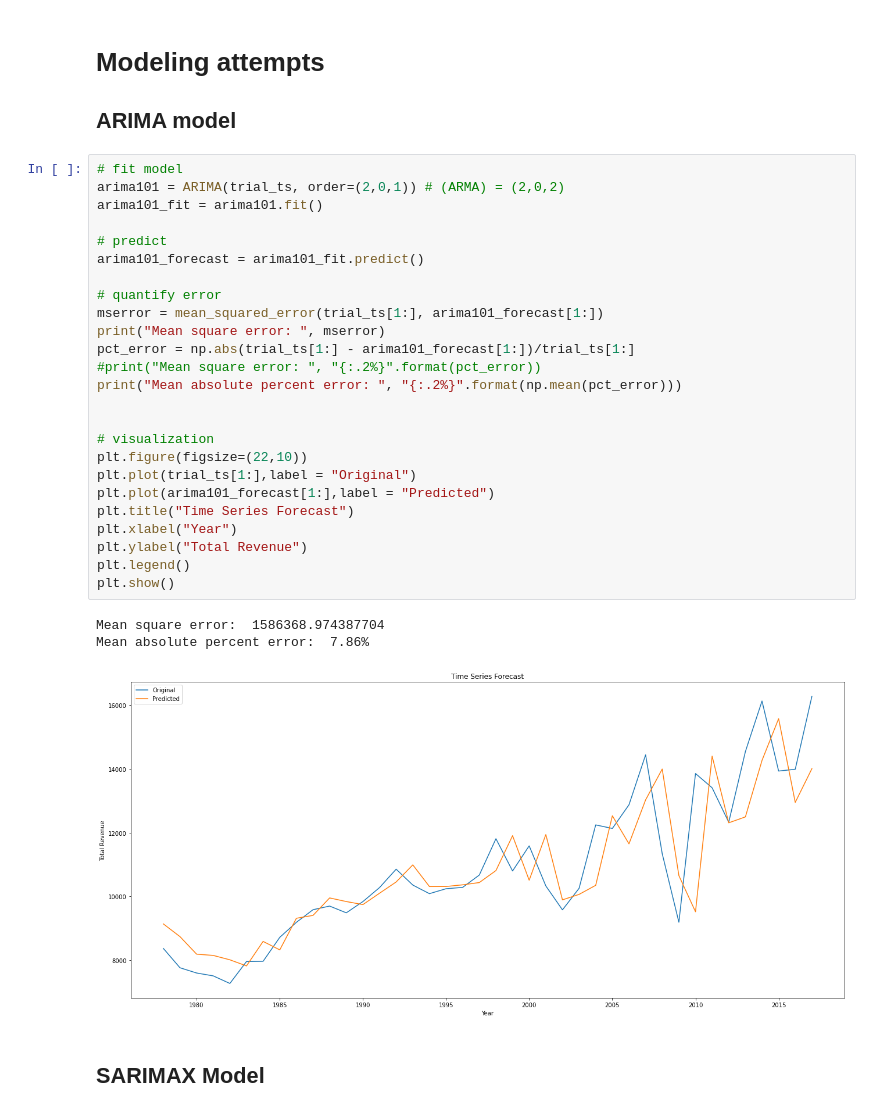
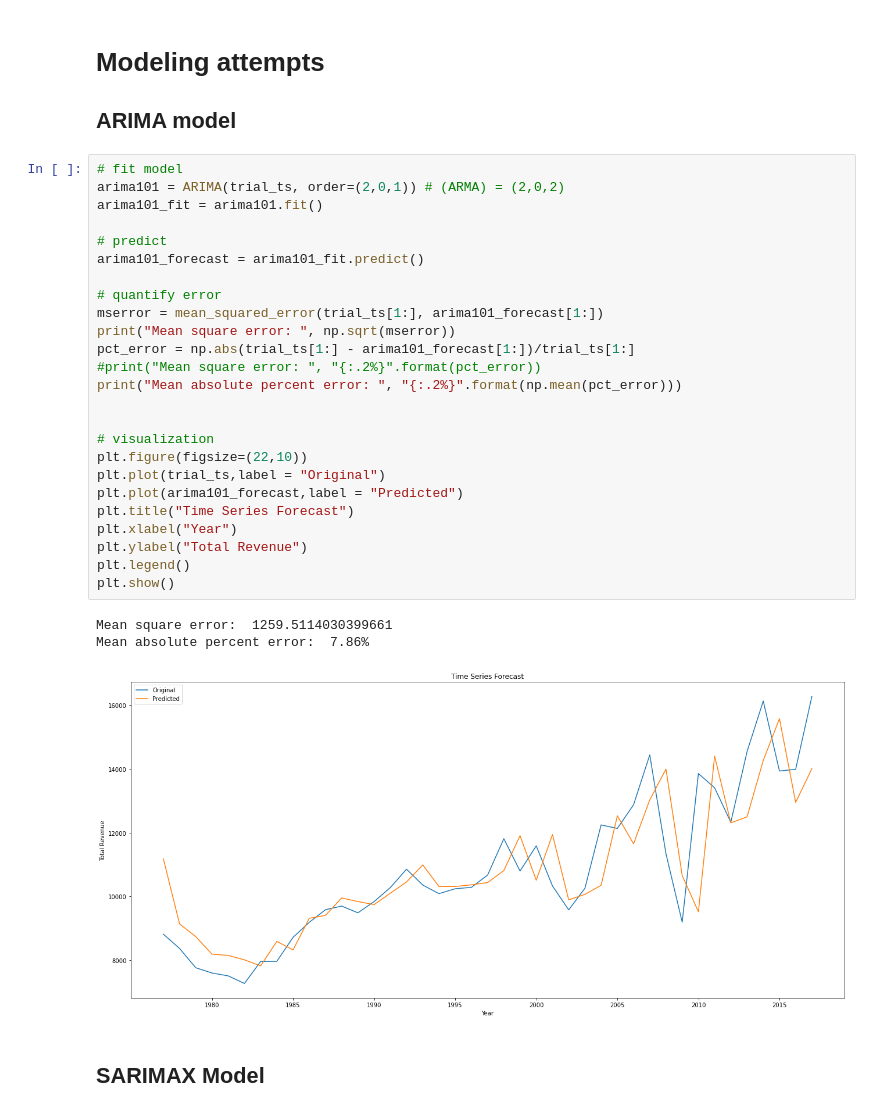
Before and after one commit to VBaluckram/capstone_two, a Jupyter notebook: notebook/capstone_two_preprocess.ipynb, the cells around one changed output. Cells and saved outputs as stored; diff of their text form.

```diff
--- a/notebook/capstone_two_preprocess.ipynb
+++ b/notebook/capstone_two_preprocess.ipynb
@@ -207,32 +188,32 @@ Text(0.5, 1.0, 'Partial Autocorrelation Function')
 # %%
 # fit model
 arima101 = ARIMA(trial_ts, order=(2,0,1)) # (ARMA) = (2,0,2)
 arima101_fit = arima101.fit()
 
 # predict
 arima101_forecast = arima101_fit.predict()
 
 # quantify error
 mserror = mean_squared_error(trial_ts[1:], arima101_forecast[1:])
-print("Mean square error: ", mserror)
+print("Mean square error: ", np.sqrt(mserror))
 pct_error = np.abs(trial_ts[1:] - arima101_forecast[1:])/trial_ts[1:]
 #print("Mean square error: ", "{:.2%}".format(pct_error))
 print("Mean absolute percent error: ", "{:.2%}".format(np.mean(pct_error)))
 
 
 # visualization
 plt.figure(figsize=(22,10))
-plt.plot(trial_ts[1:],label = "Original")
-plt.plot(arima101_forecast[1:],label = "Predicted")
+plt.plot(trial_ts,label = "Original")
+plt.plot(arima101_forecast,label = "Predicted")
 plt.title("Time Series Forecast")
 plt.xlabel("Year")
 plt.ylabel("Total Revenue")
 plt.legend()
 plt.show()
 # %% [output]
-Mean square error:  1586368.974387704
+Mean square error:  1259.5114030399661
 Mean absolute percent error:  7.86%
-[figure, old version]
+[figure, new version]
 # %% [markdown]
 ## SARIMAX Model
 # %%
```
Also changed, not shown: parts of 8 cells of this notebook, 2 other files.
